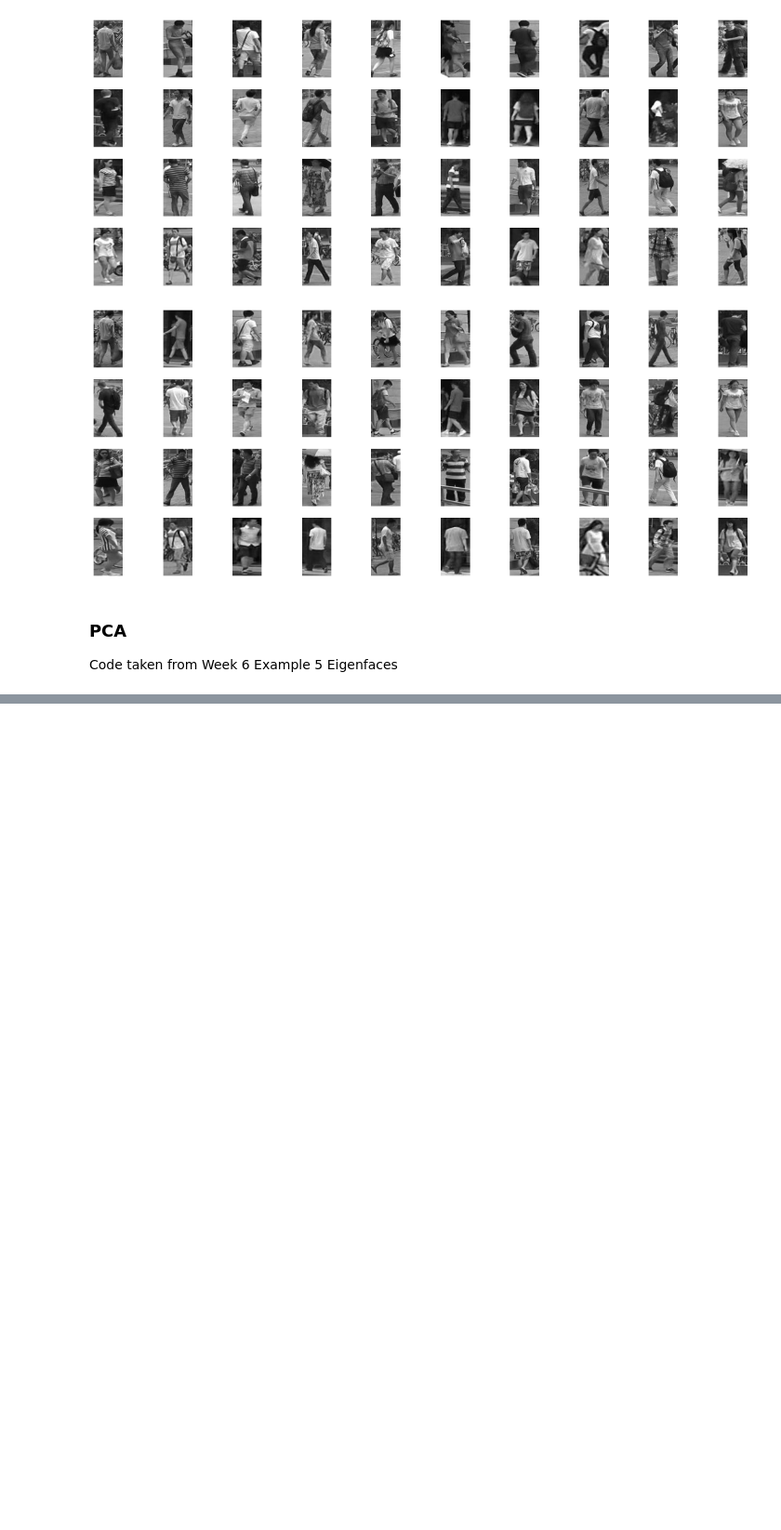
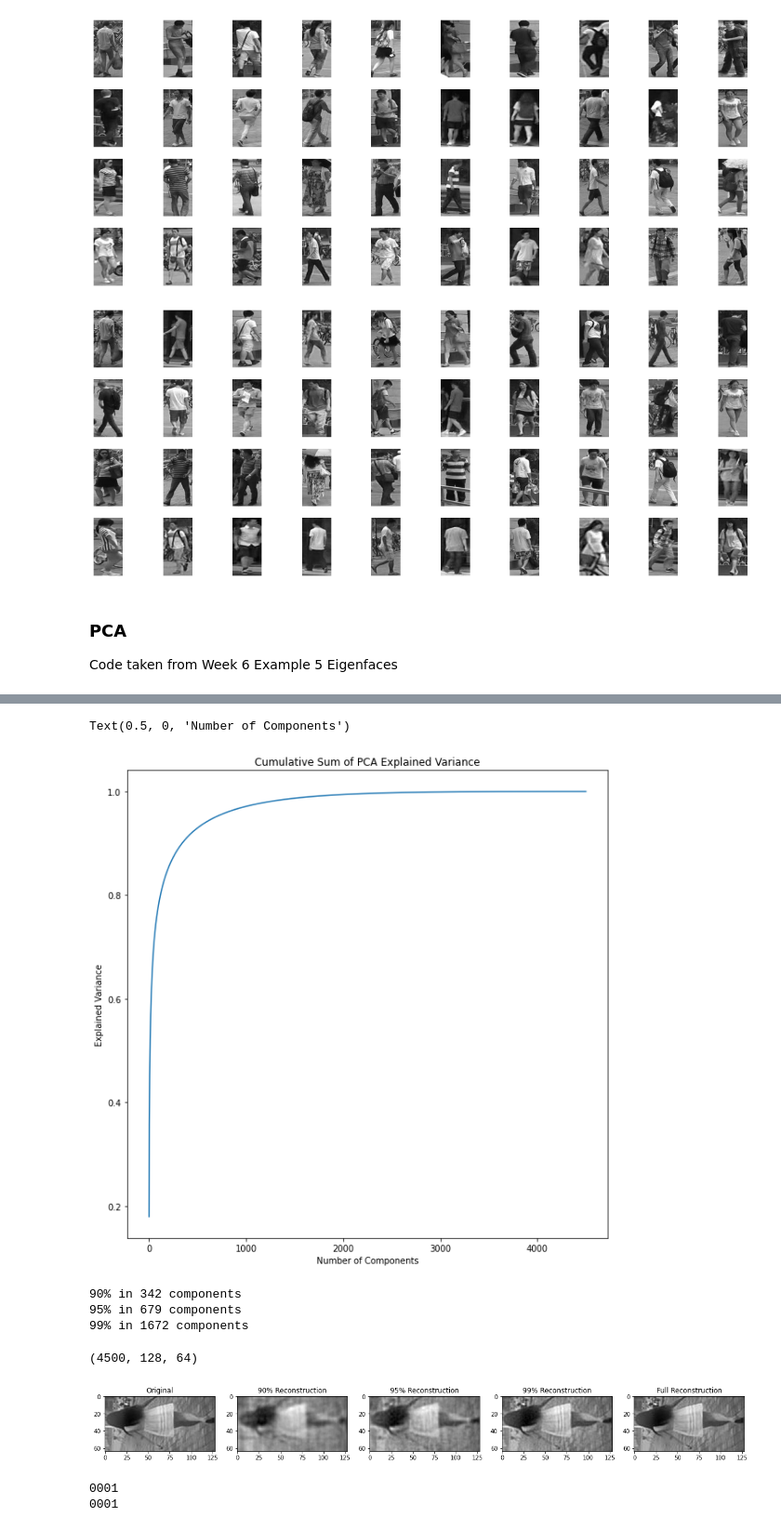
Before and after one commit to Sunthas515/420-1, a Jupyter notebook: Assessment 1B/Question2.ipynb, the cells around one changed output, grey strips where cells are left out. Shown at 93% size. Cells and saved outputs as stored; diff of their text form; code cells hidden in the pictures; blank space fills up the shorter version.

```diff
--- a/Assessment 1B/Question2.ipynb
+++ b/Assessment 1B/Question2.ipynb
@@ -128,0 +154,64 @@ transformed = pca.transform(train[0,1])
+# %%
+cumulative_sum = np.cumsum(pca.explained_variance_ratio_, axis=0)
+fig = plt.figure(figsize=[10, 10])
+ax = fig.add_subplot(1, 1, 1)
+ax.plot(cumulative_sum)
+ax.set_title('Cumulative Sum of PCA Explained Variance')
+ax.set_ylabel('Explained Variance')
+ax.set_xlabel('Number of Components')
+# %% [output]
+Text(0.5, 0, 'Number of Components')
+[figure, added]
+# %%
+top90 = np.where(cumulative_sum > 0.90)[0][0]
+print('90% in ' + '%d' % (top90+1) + ' components')
+top95 = np.where(cumulative_sum > 0.95)[0][0]
+print('95% in ' + '%d' % (top95+1) + ' components')
+top99 = np.where(cumulative_sum > 0.99)[0][0]
+print('99% in ' + '%d' % (top99+1) + ' components')
+# %% [output]
+90% in 342 components
+95% in 679 components
+99% in 1672 components
+# %%
+print(train_fea.shape)
+# %% [output]
+(4500, 128, 64)
+# %%
+fig = plt.figure(figsize=[20, 5])
+ax = fig.add_subplot(1, 5, 1)
+ax.imshow(np.reshape(d2_train_dataset[0,:] - pca.mean_, (128, 64)).transpose(), cmap=plt.get_cmap('gray'))
+ax.set_title('Original');
+
+ax = fig.add_subplot(1, 5, 2)
+ax.imshow(np.reshape(pca.components_[0:top90,:].transpose().dot(np.reshape(transformed[0,0:top90], (-1, 1))), (128, 64)).transpose(), cmap=plt.get_cmap('gray'))
+ax.set_title('90% Reconstruction');
+
+ax = fig.add_subplot(1, 5, 3)
+ax.imshow(np.reshape(pca.components_[0:top95,:].transpose().dot(np.reshape(transformed[0,0:top95], (-1, 1))), (128, 64)).transpose(), cmap=plt.get_cmap('gray'))
+ax.set_title('95% Reconstruction');
+
+ax = fig.add_subplot(1, 5, 4)
+ax.imshow(np.reshape(pca.components_[0:top99,:].transpose().dot(np.reshape(transformed[0,0:top99], (-1, 1))), (128, 64)).transpose(), cmap=plt.get_cmap('gray'))
+ax.set_title('99% Reconstruction');
+
+ax = fig.add_subplot(1, 5, 5)
+ax.imshow(np.reshape(pca.components_[:,:].transpose().dot(np.reshape(transformed[0,:], (-1, 1))), (128, 64)).transpose(), cmap=plt.get_cmap('gray'))
+ax.set_title('Full Reconstruction');
+# %% [output]
+[figure, added]
+# %%
+transformed_train_90 = transformed[:, 0:top90]
+
+transformed_test = pca.transform(d2_train_dataset)
+transformed_test_90 = transformed_test[:, 0:top90]
+
+distance = np.sqrt(np.sum((transformed_train_90 - transformed_test_90[0,:])**2, axis=1))
+
+index_min = np.argmin(distance)
+
+print(train_gnd[index_min])
+print(test_gnd[0])
+# %% [output]
+0001
+0001
```
Also changed, not shown: parts of 6 cells of this notebook.
